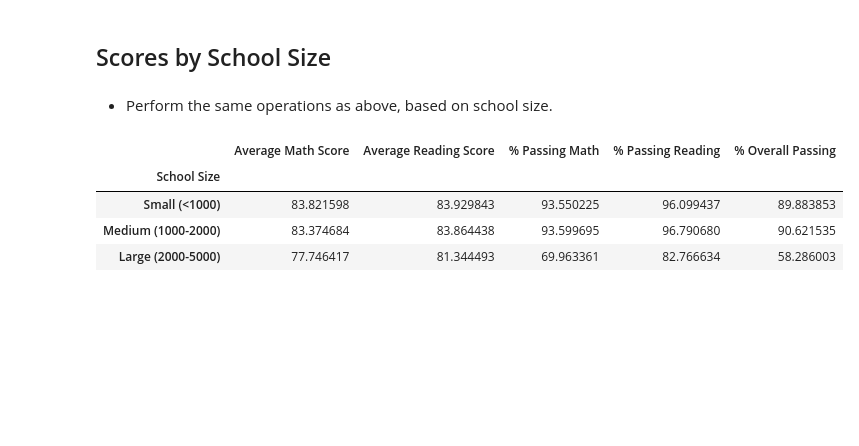
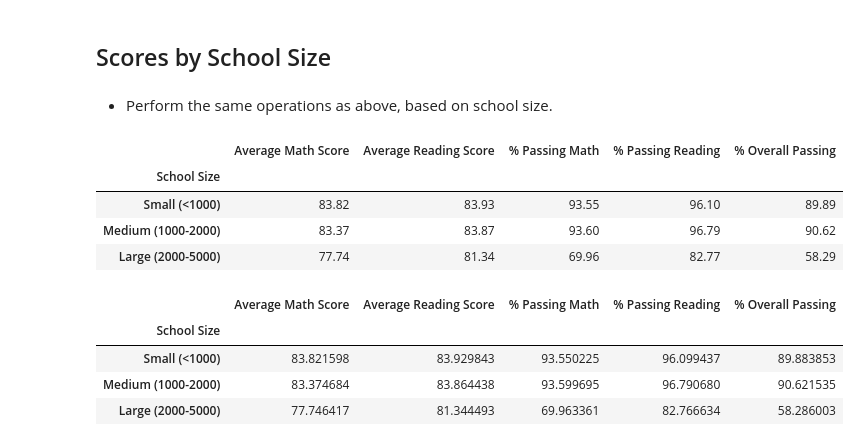
Before and after one commit to thallegacy/pandas-challenge, a Jupyter notebook: PyCitySchools/PyCitySchools_LR.ipynb, the cells around one changed output. Cells and saved outputs as stored; diff of their text form; code cells hidden in the pictures; blank space fills up the shorter version.

Commit message:
School Size summary dataframe created

```diff
--- a/PyCitySchools/PyCitySchools_LR.ipynb
+++ b/PyCitySchools/PyCitySchools_LR.ipynb
@@ -608,6 +608,30 @@ ss_avg_read_score = sch_size_gb["Average Reading Score"].mean()
 ss_pass_math = sch_size_gb["% Passing Math"].mean()
 ss_pass_read = sch_size_gb["% Passing Reading"].mean()
 ss_pass_overall = sch_size_gb["% Overall Passing"].mean()
+# %%
+# Create School Size Summary dataframe
+sch_size_sum = pd.DataFrame({
+        "Average Math Score": ss_avg_math_score,
+        "Average Reading Score": ss_avg_read_score,
+        "% Passing Math": ss_pass_math,
+        "% Passing Reading": ss_pass_read,
+        "% Overall Passing": ss_pass_overall,
+})
+
+# Format School Size Summary Dataframe
+sch_size_sum.index.name = "School Size"
+sch_size_sum["Average Math Score"] = sch_size_sum["Average Math Score"].map("{:.2f}".format)
+sch_size_sum["Average Reading Score"] = sch_size_sum["Average Reading Score"].map("{:.2f}".format)
+sch_size_sum["% Passing Math"] = sch_size_sum["% Passing Math"].map("{:.2f}".format)
+sch_size_sum["% Passing Reading"] = sch_size_sum["% Passing Reading"].map("{:.2f}".format)
+sch_size_sum["% Overall Passing"] = sch_size_sum["% Overall Passing"].map("{:.2f}".format)
+sch_size_sum
+# %% [output]
+|  | Average Math Score | Average Reading Score | % Passing Math | % Passing Reading | % Overall Passing |
+| School Size |  |  |  |  |  |
+| Small (<1000) | 83.82 | 83.93 | 93.55 | 96.10 | 89.89 |
+| Medium (1000-2000) | 83.37 | 83.87 | 93.60 | 96.79 | 90.62 |
+| Large (2000-5000) | 77.74 | 81.34 | 69.96 | 82.77 | 58.29 |
 # %%
 # %% [output]
 |  | Average Math Score | Average Reading Score | % Passing Math | % Passing Reading | % Overall Passing |
```
